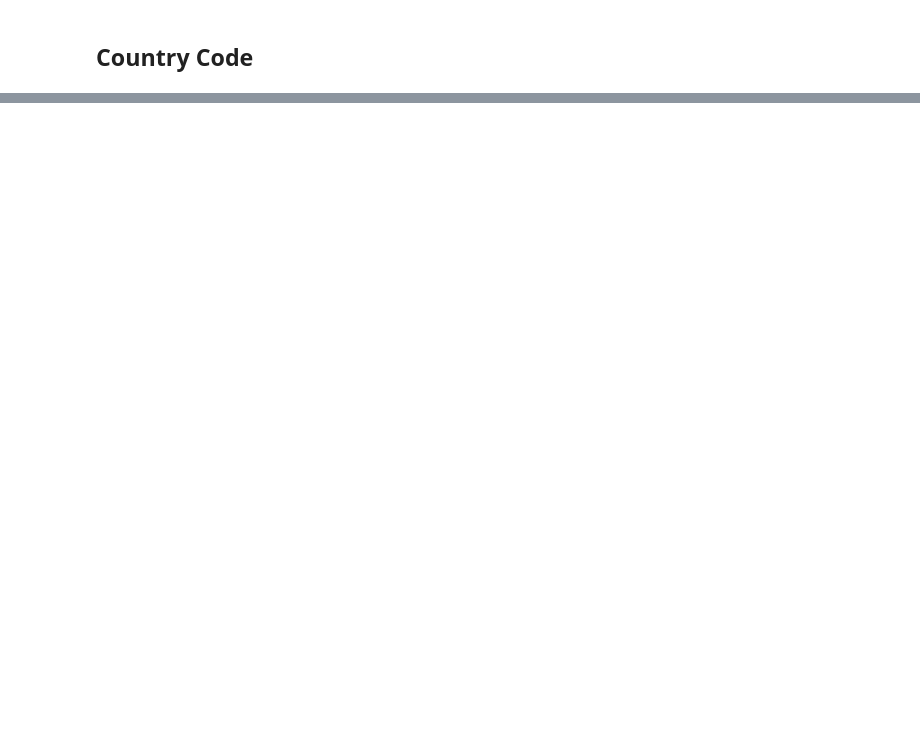
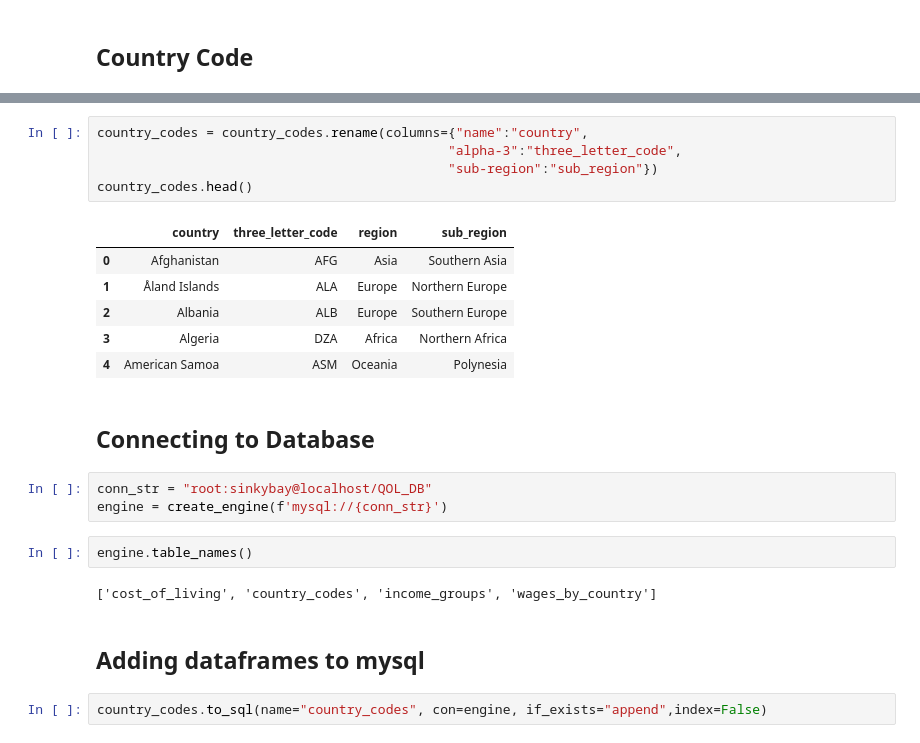
Before and after one commit to miiinaa223/ETL_Project, a Jupyter notebook: ETL Project.ipynb, the cells around one changed output, grey strips where cells are left out. Cells and saved outputs as stored; diff of their text form; blank space fills up the shorter version.

```diff
--- a/DatainPandas.ipynb
+++ b/ETL Project.ipynb
@@ -141,0 +186,25 @@ country_codes_csv.head()
+# %%
+country_codes = country_codes.rename(columns={"name":"country",
+                                             "alpha-3":"three_letter_code",
+                                             "sub-region":"sub_region"})
+country_codes.head()
+# %% [output]
+|  | country | three_letter_code | region | sub_region |
+| 0 | Afghanistan | AFG | Asia | Southern Asia |
+| 1 | Åland Islands | ALA | Europe | Northern Europe |
+| 2 | Albania | ALB | Europe | Southern Europe |
+| 3 | Algeria | DZA | Africa | Northern Africa |
+| 4 | American Samoa | ASM | Oceania | Polynesia |
+# %% [markdown]
+## Connecting to Database
+# %%
+conn_str = "root:sinkybay@localhost/QOL_DB"
+engine = create_engine(f'mysql://{conn_str}')
+# %%
+engine.table_names()
+# %% [output]
+['cost_of_living', 'country_codes', 'income_groups', 'wages_by_country']
+# %% [markdown]
+## Adding dataframes to mysql
+# %%
+country_codes.to_sql(name="country_codes", con=engine, if_exists="append",index=False)
```
Also changed, not shown: parts of 12 cells of this notebook, 2 other files.
